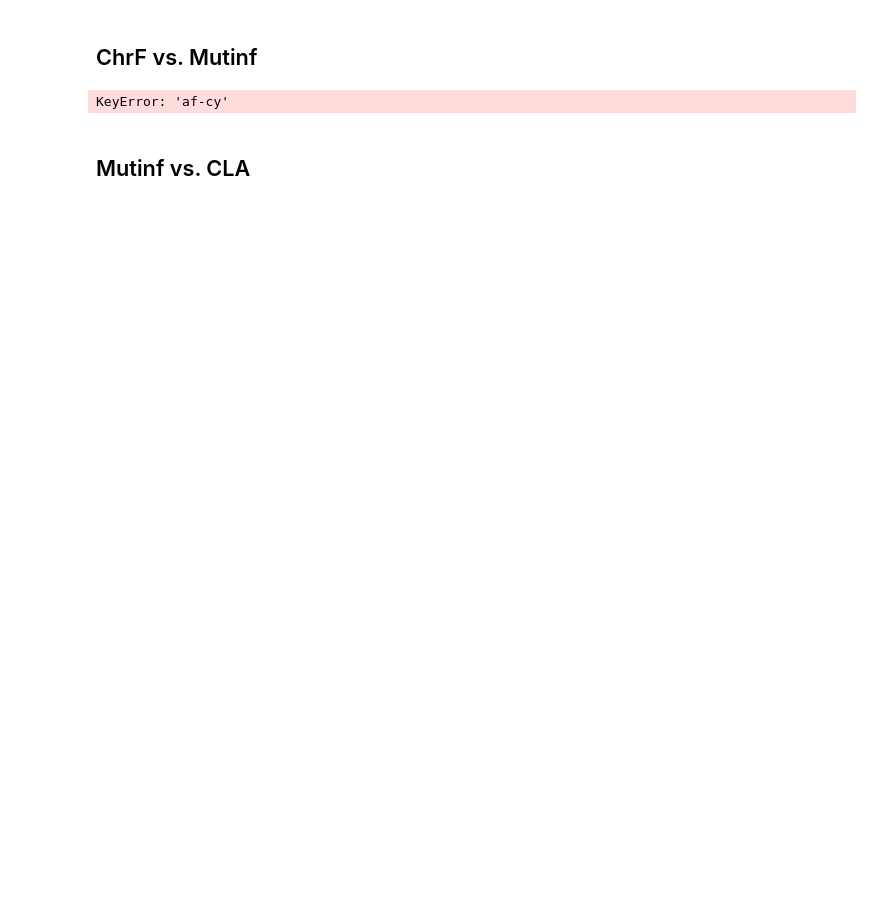
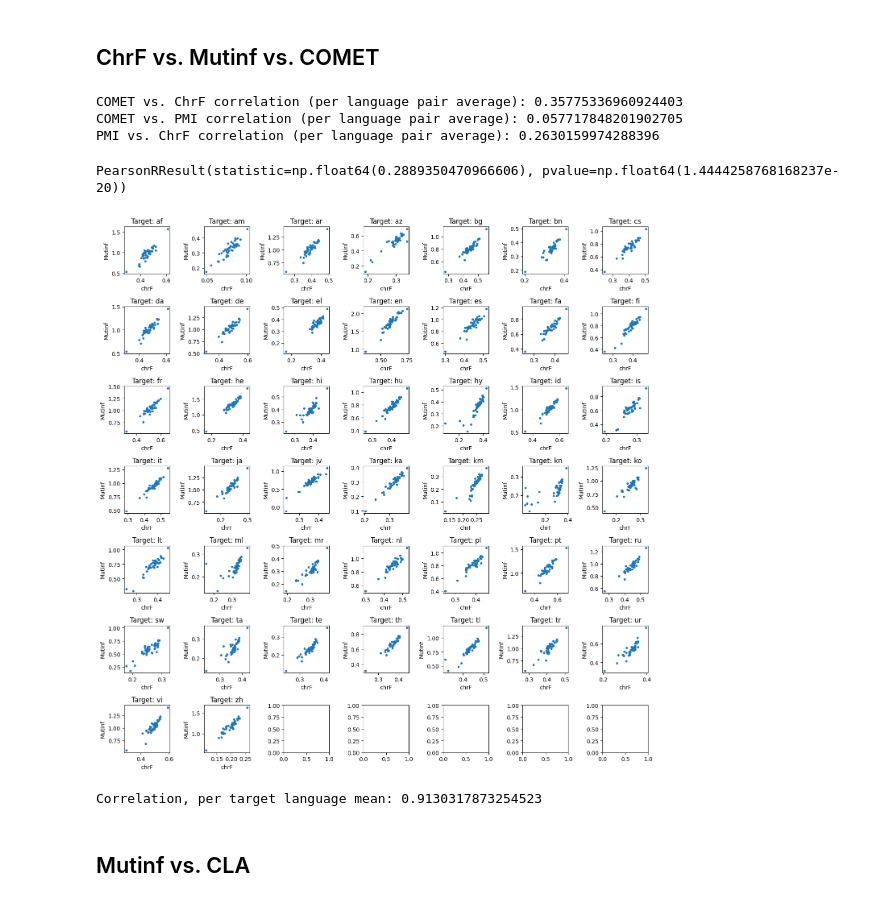
Before and after one commit to KathyHaem/cla-metrics, a Jupyter notebook: plots/correlation_eval.ipynb, the cells around one changed output. Cells and saved outputs as stored; diff of their text form; code cells hidden in the pictures; blank space fills up the shorter version.

```diff
--- a/plots/correlation_eval.ipynb
+++ b/plots/correlation_eval.ipynb
@@ -156,39 +162,58 @@ PearsonRResult(statistic=np.float64(0.9694103949520185), pvalue=np.float64(1.241
 # %% [markdown]
-## ChrF vs. Mutinf
+## ChrF vs. Mutinf vs. COMET
+# %%
+with open("../scores/translation_mutinf/Qwen3-14B.json") as f:
+    mutinfs = json.load(f)
+    mutinfs_lp_mean = {k: v["mean"] for k, v in mutinfs.items()}
+    mutinfs_lp_sentl = {k: v["sentence-level"] for k, v in mutinfs.items()}
+
+with open(os.path.join("..", "scores", "translation_chrf", "Qwen3-14B.json")) as f:
+    chrf = json.load(f)
+    chrf_lp_mean = {k: v["mean"] for k, v in chrf.items()}
+    chrf_lp_sentl = {k: v["sentence-level"] for k, v in chrf.items()}
+
+with open(os.path.join("..", "scores", "comet", "Qwen3-14B.json")) as f:
+    comet = json.load(f)
+    comet_lp_mean = {k: v["mean"] for k, v in comet.items()}
+    comet_lp_sentl = {k: v["sentence-level"] for k, v in comet.items()}
+# %%
+corrs_comet_chrf = [pearsonr(comet_lp_sentl[lp], chrf_lp_sentl[lp]).correlation for lp in comet_lp_sentl]
+corrs_comet_mutinf = [pearsonr(comet_lp_sentl[lp], mutinfs_lp_sentl[lp]).correlation for lp in comet_lp_sentl]
+corrs_chrf_mutinf = [pearsonr(chrf_lp_sentl[lp], mutinfs_lp_sentl[lp]).correlation for lp in comet_lp_sentl]
+
+print("COMET vs. ChrF correlation (per language pair average):", np.mean(corrs_comet_chrf))
+print("COMET vs. PMI correlation (per language pair average):", np.mean(corrs_comet_mutinf))
+print("PMI vs. ChrF correlation (per language pair average):", np.mean(corrs_chrf_mutinf))
+
+pearsonr(chrf_lp_sentl["es-en"], mutinfs_lp_sentl["es-en"])
+# %% [output]
+COMET vs. ChrF correlation (per language pair average): 0.35775336960924403
+COMET vs. PMI correlation (per language pair average): 0.057717848201902705
+PMI vs. ChrF correlation (per language pair average): 0.2630159974288396
+PearsonRResult(statistic=np.float64(0.2889350470966606), pvalue=np.float64(1.4444258768168237e-20))
 # %%
-with open("../scores/translation_mutinf/Qwen3-14B-old.json") as f:
-    mutinfs = json.load(f)
-
-with open(os.path.join("..", "translation", "chrf-few_shot.json")) as f:
-    chrf = json.load(f)
-
-lang_pairs, chrf_scores = list(chrf.keys()), list(chrf.values())
-alignments = [mutinfs[lng_pair] for lng_pair in lang_pairs] #[get_alignment(lng_pair[:2], lng_pair[3:], layer="MEAN") for lng_pair in lang_pairs]
-plt.plot(chrf_scores, alignments, "o", markersize=3)
-plt.xlabel("chrF")
-plt.ylabel("Mutinf")
-plt.show()
+lang_pairs = list(chrf.keys())
 
 # compute the correlations within a target language and compute the average
 fig, axes = plt.subplots(7, 7, figsize=(14,14))
 correlations = []
 for i, tgt_lang in enumerate(ALL_LANGUAGES):
-    alignments_tgt = [mutinfs[f"{src_lang}-{tgt_lang}"] for src_lang in ALL_LANGUAGES if src_lang not in [tgt_lang]]#[get_alignment(src_lang, "en", layer=5, cla=cla_all["ratio"]["last-token"]) for src_lang in ALL_LANGUAGES if src_lang not in ("en", tgt_lang)]
-    chrf_tgt = [chrf[f"{src_lang}-{tgt_lang}"] for src_lang in ALL_LANGUAGES if src_lang not in [tgt_lang]]
-    correlations.append(pearsonr(chrf_tgt, alignments_tgt)[0])
+    mutinfs_tgt = [mutinfs_lp_mean[f"{src_lang}-{tgt_lang}"] for src_lang in ALL_LANGUAGES if src_lang not in [tgt_lang]]#[get_alignment(src_lang, "en", layer=5, cla=cla_all["ratio"]["last-token"]) for src_lang in ALL_LANGUAGES if src_lang not in ("en", tgt_lang)]
+    metric_tgt = [chrf_lp_mean[f"{src_lang}-{tgt_lang}"] for src_lang in ALL_LANGUAGES if src_lang not in [tgt_lang]]
+    correlations.append(pearsonr(metric_tgt, mutinfs_tgt)[0])
     ax = axes.flatten()[i]
-    ax.plot(chrf_tgt, alignments_tgt, "o", markersize=3)
+    ax.plot(metric_tgt, mutinfs_tgt, "o", markersize=3)
     ax.set_xlabel("chrF")
     ax.set_ylabel("Mutinf")
     ax.set_title("Target: " + tgt_lang)
 
 plt.tight_layout()
 plt.show()
 
-print("Correlation, all langs together:", pearsonr(chrf_scores, alignments)[0])
 print("Correlation, per target language mean:", np.mean(correlations))
 # %% [output]
+[figure, added]
-KeyError: 'af-cy'
+Correlation, per target language mean: 0.9130317873254523
 # %% [markdown]
 ## Mutinf vs. CLA
 # %%
```
Also changed, not shown: parts of 13 cells of this notebook, 41 other files.
